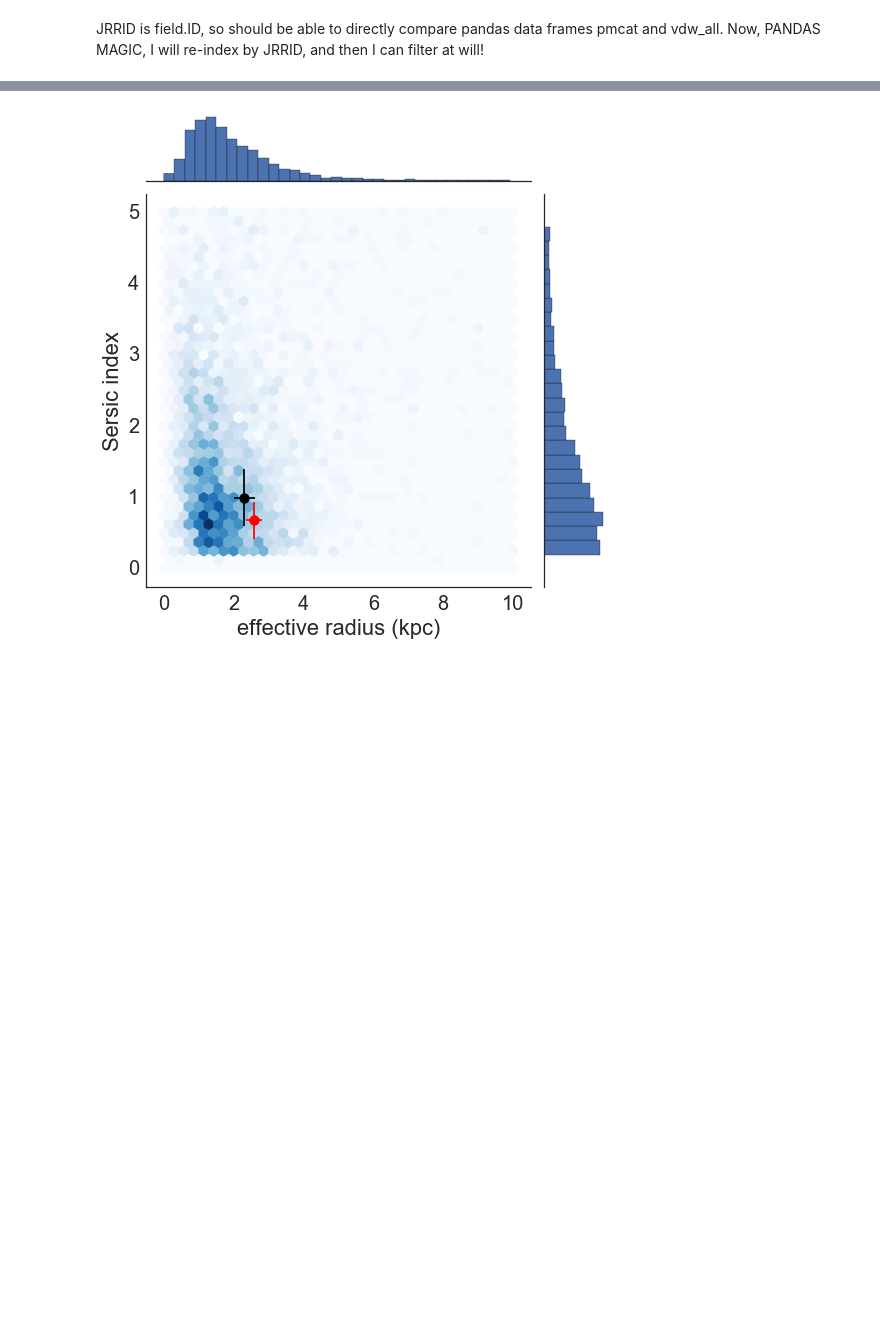
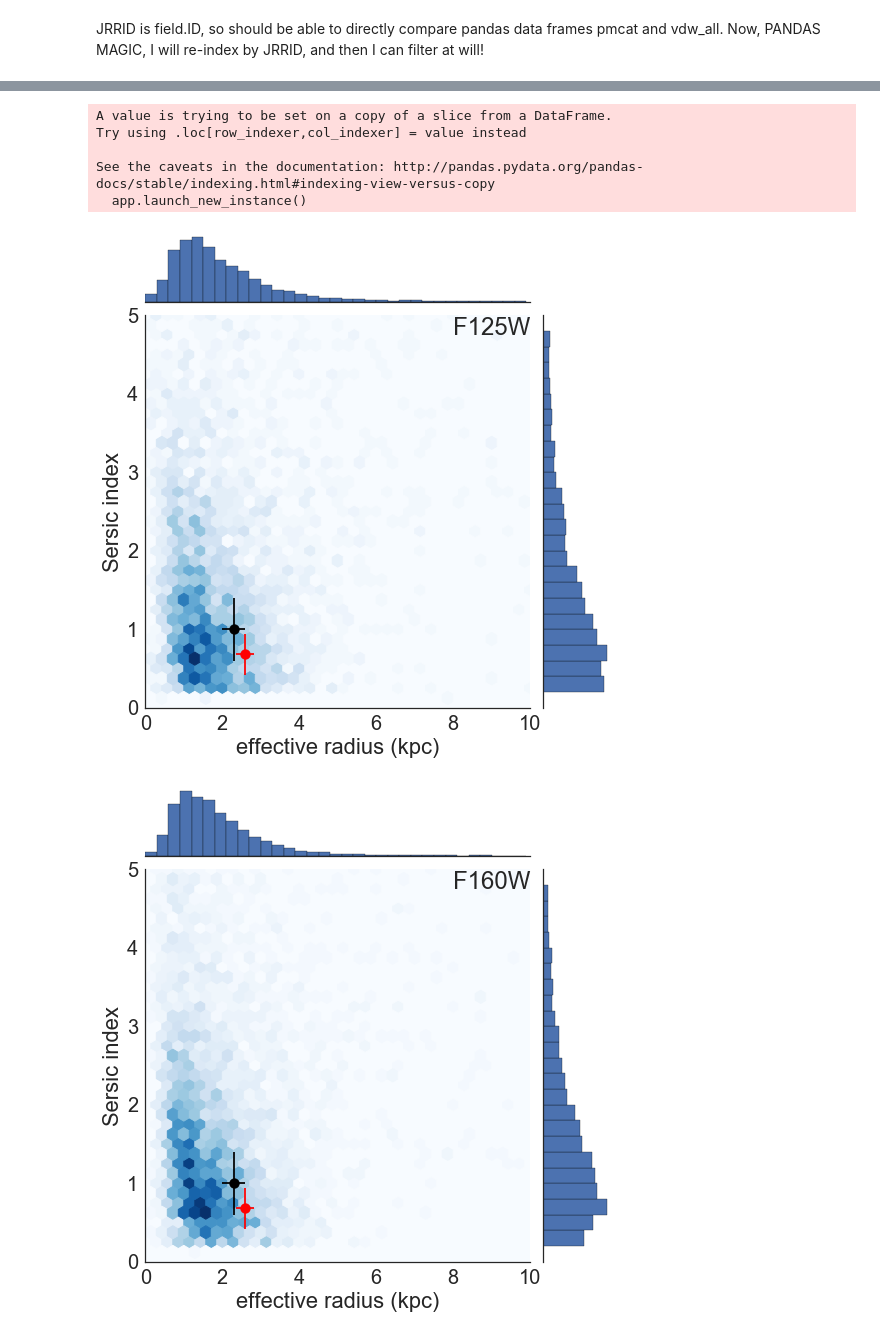
Before and after one commit to janerigby/NB, a Jupyter notebook: Filter 3D-HST catalog and plot R_e, sersic index.ipynb, the cells around one changed output, grey strips where cells are left out. Cells and saved outputs as stored; diff of their text form; code cells hidden in the pictures; blank space fills up the shorter version.

```diff
--- a/Filter 3D-HST catalog and plot R_e, sersic index.ipynb
+++ b/Filter 3D-HST catalog and plot R_e, sersic index.ipynb
@@ -128,14 +156,18 @@ def plot_my_point_kpc() :
 # code borrowed from https://github.com/mwaskom/seaborn/issues/469
 sns.set(font_scale=2)
 sns.set_style("white")
-plotted = vdw_all_jrr[filt]
-print "median, mad:", plotted.re.median()*kpc_per_arcsec, mad(plotted.re)*kpc_per_arcsec
+toplot = [vdw_all_f125w_jrr[filt_f125w],   vdw_all_f160w_jrr[filt_f160w]]
+filternames = ("F125W", "F160W")
+filtnames = ("filt_f125w", "filt_f160w")
+for ii, plotted in enumerate(toplot) :
+    print filtnames[ii], "Re median, mad:", plotted.re.median()*kpc_per_arcsec, jrr.util.mad(plotted.re)*kpc_per_arcsec
+    g = sns.JointGrid(plotted.re, plotted.n, size=8)
+    g.set_axis_labels("effective radius (\")", "Sersic index")
+    g.ax_marg_x.hist(plotted.re, bins=np.arange(0, 1.0, 0.05))
+    g.ax_marg_y.hist(plotted.n, bins=np.arange(0, 5, 0.2), orientation="horizontal")
+    g.plot_joint(plt.hexbin, gridsize=40, extent=[0, 1.4, 0, 5], cmap="Blues")
+    plot_my_point()  # cool, I can overplot regular matplotlib commands like scatter, errorbar
+    plt.annotate(filternames[ii], (0.8,0.95), xycoords='axes fraction')
+    g.fig.savefig("filter_hex" + filternames[ii] + ".pdf")
 print "s1110 R_e, std:", s1110_F160cand[0], s1110_F160cand[2]
-g = sns.JointGrid(plotted.re, plotted.n, size=8)
-g.set_axis_labels("effective radius (\")", "Sersic index")
-g.ax_marg_x.hist(plotted.re, bins=np.arange(0, 1.0, 0.05))
-g.ax_marg_y.hist(plotted.n, bins=np.arange(0, 5, 0.2), orientation="horizontal")
-g.plot_joint(plt.hexbin, gridsize=40, extent=[0, 1.4, 0, 5], cmap="Blues")
-plot_my_point()  # cool, I can overplot regular matplotlib commands like scatter, errorbar
-g.fig.savefig("filter_hex.pdf")
 # %% [output]
@@ -145,15 +179,17 @@ s1110 R_e, std: 2.5872 0.234465
 # %%
 # Again, but with x-axis as angular diameter distance (kpc)
-rekpc = vdw_all_jrr['re'][filt] * pmcat_jrr['angdiamD'][filt]   #Re in kpc
-print "median, mad R_e:", rekpc.median(), mad(rekpc), "(kpc)"
-print "s1110 R_e, std:", s1110_F160cand[0], s1110_F160cand[2]
-gg = sns.JointGrid(rekpc, plotted.n, size=8)
-gg.set_axis_labels("effective radius (kpc)", "Sersic index")
-gg.ax_marg_x.hist(rekpc, bins=np.arange(0, 10., 0.3))
-gg.ax_marg_y.hist(plotted.n, bins=np.arange(0, 5, 0.2), orientation="horizontal")
-gg.plot_joint(plt.hexbin, gridsize=35, extent=[0, 10, 0, 5], cmap="Blues")
-plot_my_point_kpc()
-gg.fig.savefig("filter_hex_kpc.pdf")
+for ii, plotted in enumerate(toplot) :
+    plotted['rekpc'] = plotted['re'] * pmcat_jrr['angdiamD']  # Re in kpc
+    print "median, mad R_e:", plotted['rekpc'].median(), jrr.util.mad(plotted.rekpc), "(kpc)"
+    print "s1110 R_e, std:", s1110_F160cand[0], s1110_F160cand[2]
+    gg = sns.JointGrid(plotted.rekpc, plotted.n, size=8)
+    gg.set_axis_labels("effective radius (kpc)", "Sersic index")
+    gg.ax_marg_x.hist(plotted.rekpc, bins=np.arange(0, 10., 0.3))
+    gg.ax_marg_y.hist(plotted.n, bins=np.arange(0, 5, 0.2), orientation="horizontal")
+    gg.plot_joint(plt.hexbin, gridsize=35, extent=[0, 10, 0, 5], cmap="Blues")
+    plot_my_point_kpc()
+    plt.annotate(filternames[ii], (0.8,0.95), xycoords='axes fraction')
+    gg.fig.savefig("filter_hex_kpc" + filternames[ii] + '.pdf')
 # %% [output]
 median, mad R_e: 1.70587432733 0.721503010277 (kpc)
 s1110 R_e, std: 2.5872 0.234465
@@ -160 +198,7 @@ s1110 R_e, std: 2.5872 0.234465
+A value is trying to be set on a copy of a slice from a DataFrame.
+Try using .loc[row_indexer,col_indexer] = value instead
+
+See the caveats in the documentation: http://pandas.pydata.org/pandas-docs/stable/indexing.html#indexing-view-versus-copy
+  app.launch_new_instance()
-[figure, old version]
+[figure, new version]
+[figure, added]
```
Also changed, not shown: parts of 10 cells of this notebook.
